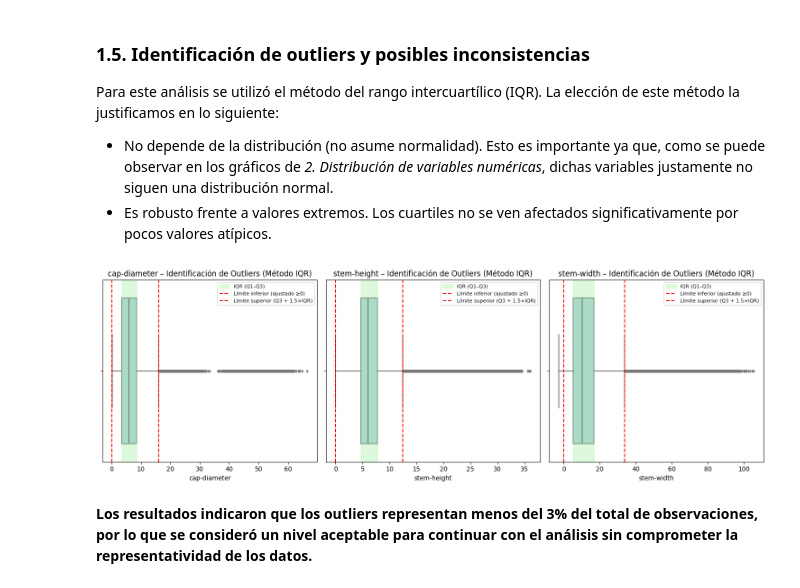
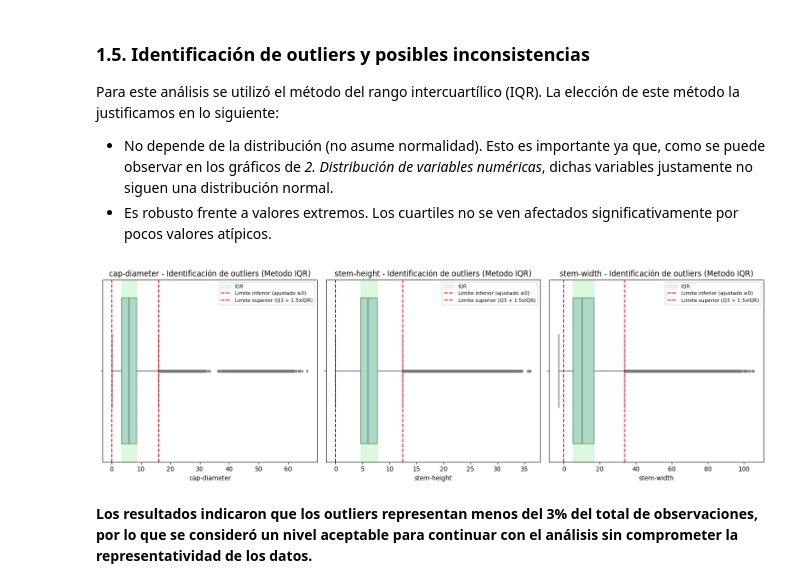
Before and after one commit to agusc4/ceia-ml, a Jupyter notebook: notebook_mushrooms.ipynb, the cells around one changed output. Cells and saved outputs as stored; diff of their text form; code cells hidden in the pictures.

```diff
--- a/notebook_mushrooms.ipynb
+++ b/notebook_mushrooms.ipynb
@@ -337,32 +337,32 @@ Para este análisis se utilizó el método del rango intercuartílico (IQR). La
 # %%
 variables = ['cap-diameter', 'stem-height', 'stem-width']
 
 plt.figure(figsize=(15, 5))
 
 for i, var in enumerate(variables, 1):
     plt.subplot(1, 3, i)
 
     Q1 = df[var].quantile(0.25)
     Q3 = df[var].quantile(0.75)
     IQR = Q3 - Q1
     lower_limit = max(Q1 - 1.5 * IQR, 0)  # el límite inferior lo recortamos en 0 para evidenciar valores atípicos
     upper_limit = Q3 + 1.5 * IQR
 
     sns.boxplot(x=df[var], color="lightblue", fliersize=3)
 
-    plt.axvspan(Q1, Q3, color="lightgreen", alpha=0.3, label="IQR (Q1–Q3)")
+    plt.axvspan(Q1, Q3, color="lightgreen", alpha=0.3, label="IQR")
 
-    plt.axvline(lower_limit, color="red", linestyle="--", label="Límite inferior (ajustado ≥0)")
-    plt.axvline(upper_limit, color="red", linestyle="--", label="Límite superior (Q3 + 1.5×IQR)")
+    plt.axvline(lower_limit, color="red", linestyle="--", label="Limite inferior (ajustado ≥0)")
+    plt.axvline(upper_limit, color="red", linestyle="--", label="Limite superior (Q3 + 1.5xIQR)")
 
-    plt.title(f"{var} – Identificación de Outliers (Método IQR)")
+    plt.title(f"{var} - Identificación de outliers (Metodo IQR)")
     plt.xlabel(var)
     plt.legend(loc="upper right", fontsize=8)
 
 plt.tight_layout()
 plt.show()
 # %% [output]
-[figure, old version]
+[figure, new version]
 # %% [markdown]
 **Los resultados indicaron que los outliers representan menos del 3% del total de observaciones, por lo que se consideró un nivel aceptable para continuar con el análisis sin comprometer la representatividad de los datos.**
 # %% [markdown]
```
Also changed, not shown: parts of 26 cells of this notebook.
